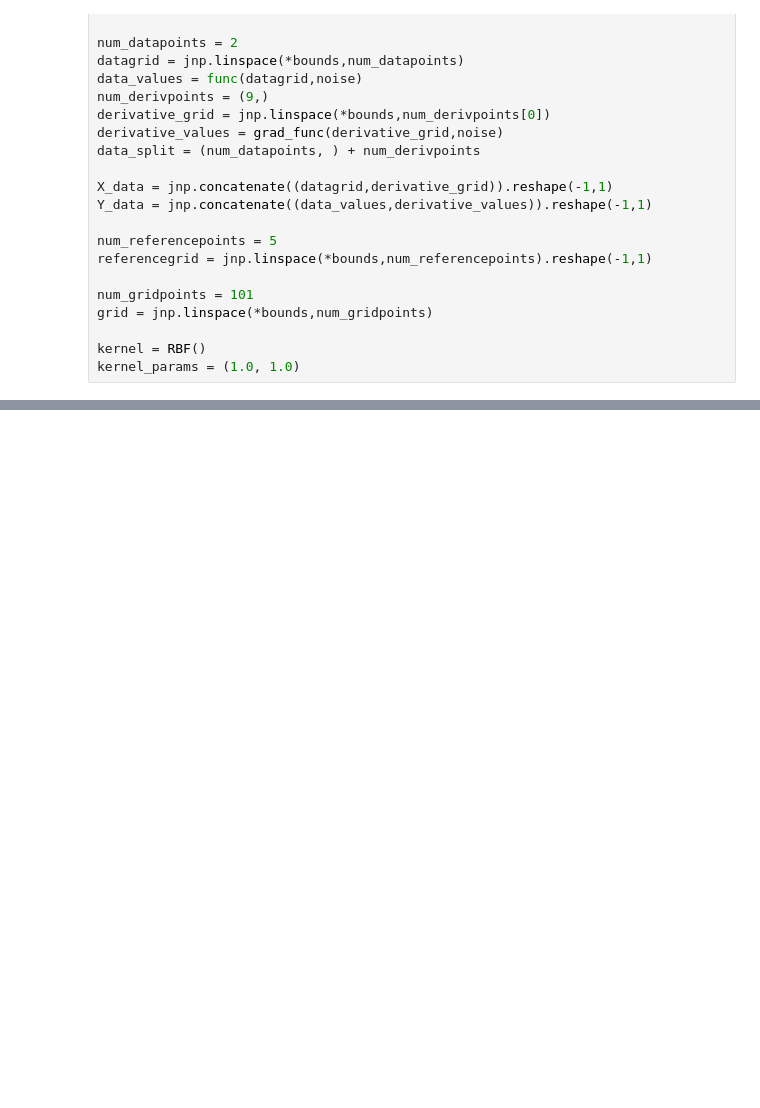
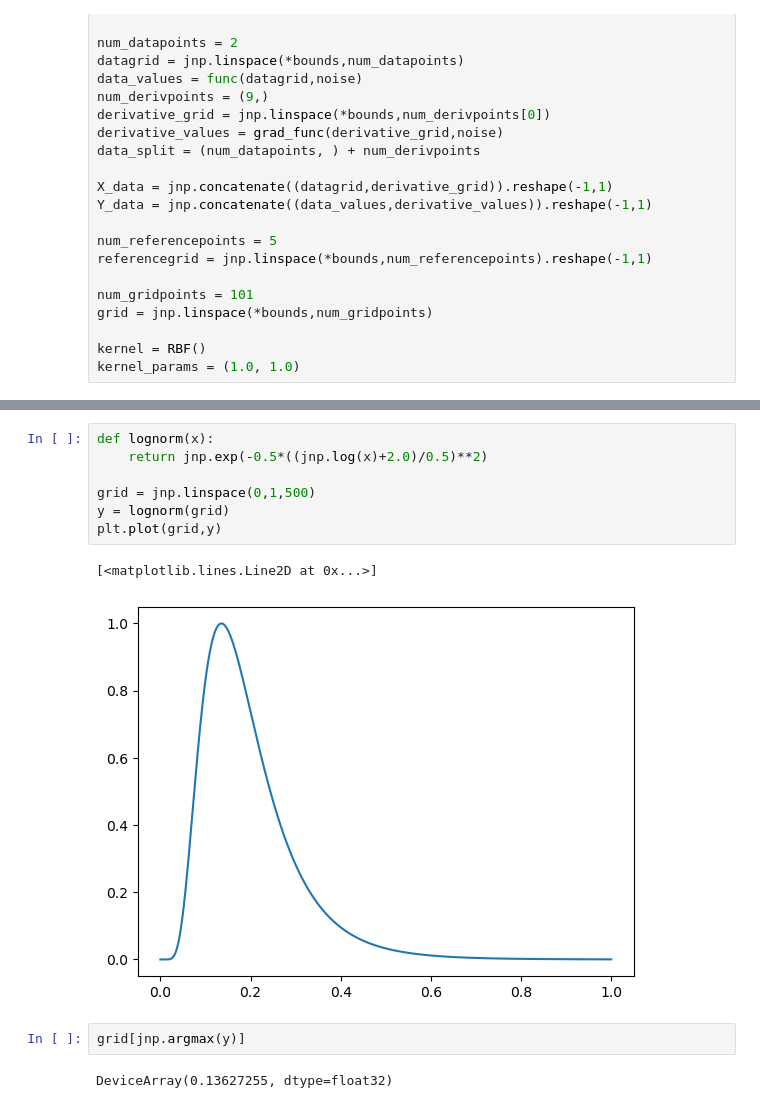
Before and after one commit to LukasEin/jaxgp, a Jupyter notebook: random.ipynb, the cells around one changed output, grey strips where cells are left out. Cells and saved outputs as stored; diff of their text form; blank space fills up the shorter version.

```diff
--- a/random.ipynb
+++ b/random.ipynb
@@ -62,0 +61,14 @@ plt.legend()
+# %%
+def lognorm(x):
+    return jnp.exp(-0.5*((jnp.log(x)+2.0)/0.5)**2)
+
+grid = jnp.linspace(0,1,500)
+y = lognorm(grid)
+plt.plot(grid,y)
+# %% [output]
+[<matplotlib.lines.Line2D at 0x...>]
+[figure, added]
+# %%
+grid[jnp.argmax(y)]
+# %% [output]
+DeviceArray(0.13627255, dtype=float32)
```
Also changed, not shown: parts of 6 cells of this notebook, 2 other files.
